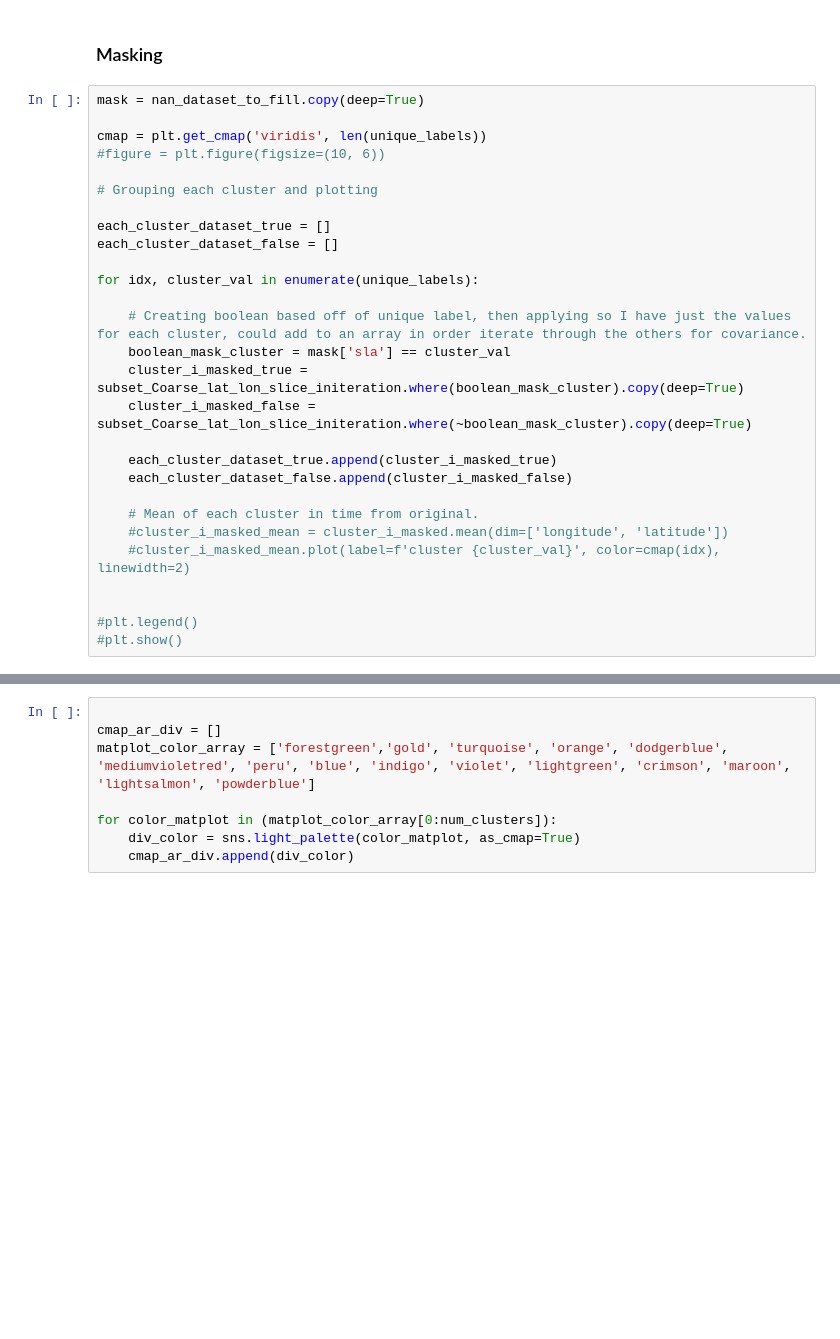
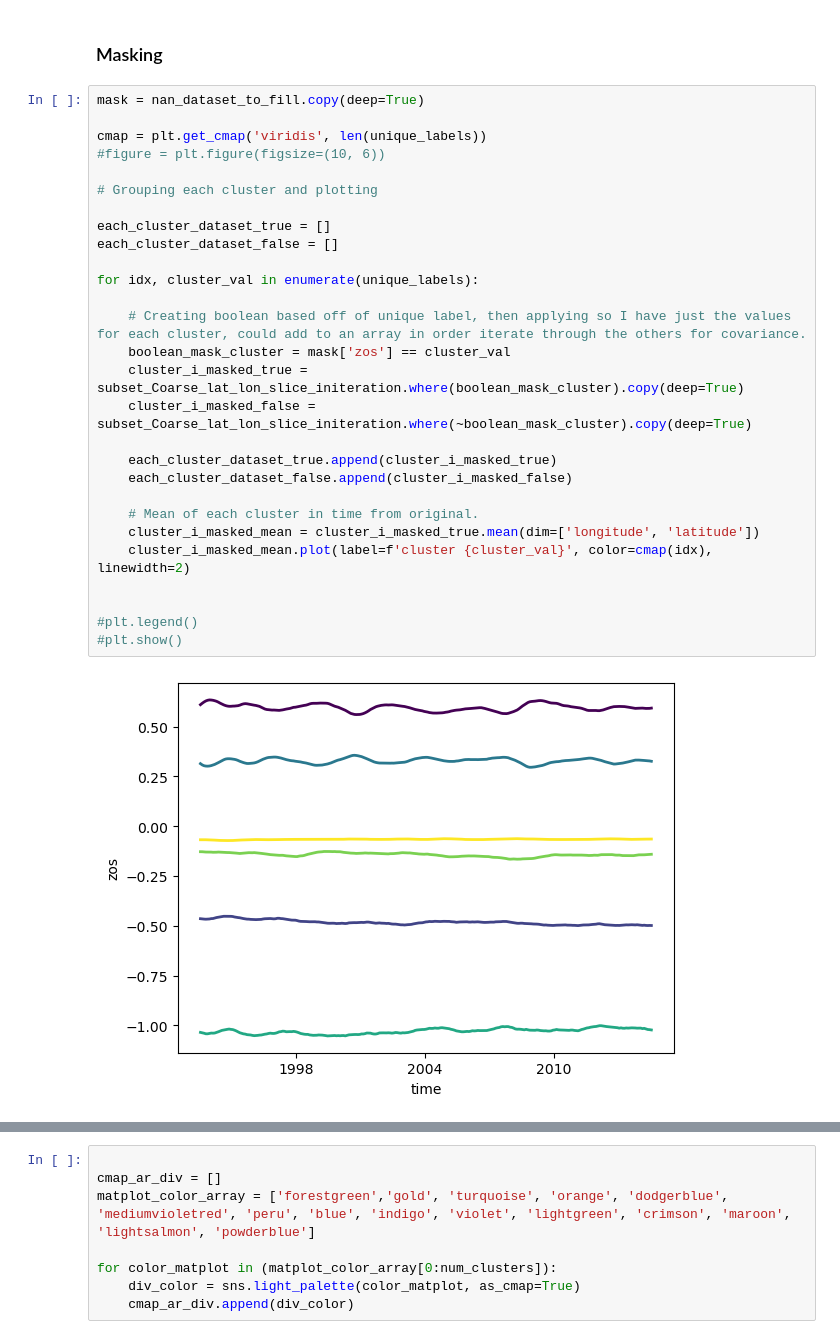
Before and after one commit to jetesdal/sea_level_covariability, a Jupyter notebook: notebooks/AHCA_clustering_func_model.ipynb, the cells around one changed output, grey strips where cells are left out. Saved outputs shown, nothing was run; the diff lists cells and outputs as text; blank space fills up the shorter version.

```diff
--- a/notebooks/AHCA_clustering_func_model.ipynb
+++ b/notebooks/AHCA_clustering_func_model.ipynb
@@ -231,31 +230,33 @@ Text(0.5, 1.0, 'Dendrogram CM4Hist average trunc (yr_1993_2015_spatialcoarse_20_
 # %%
 mask = nan_dataset_to_fill.copy(deep=True)
 
 cmap = plt.get_cmap('viridis', len(unique_labels))
 #figure = plt.figure(figsize=(10, 6))
 
 # Grouping each cluster and plotting
 
 each_cluster_dataset_true = []
 each_cluster_dataset_false = []
 
 for idx, cluster_val in enumerate(unique_labels):
 
     # Creating boolean based off of unique label, then applying so I have just the values for each cluster, could add to an array in order iterate through the others for covariance.
-    boolean_mask_cluster = mask['sla'] == cluster_val
+    boolean_mask_cluster = mask['zos'] == cluster_val
     cluster_i_masked_true = subset_Coarse_lat_lon_slice_initeration.where(boolean_mask_cluster).copy(deep=True)
     cluster_i_masked_false = subset_Coarse_lat_lon_slice_initeration.where(~boolean_mask_cluster).copy(deep=True)
 
     each_cluster_dataset_true.append(cluster_i_masked_true)
     each_cluster_dataset_false.append(cluster_i_masked_false)
 
     # Mean of each cluster in time from original.
-    #cluster_i_masked_mean = cluster_i_masked.mean(dim=['longitude', 'latitude'])
-    #cluster_i_masked_mean.plot(label=f'cluster {cluster_val}', color=cmap(idx), linewidth=2)
+    cluster_i_masked_mean = cluster_i_masked_true.mean(dim=['longitude', 'latitude'])
+    cluster_i_masked_mean.plot(label=f'cluster {cluster_val}', color=cmap(idx), linewidth=2)
 
 
 #plt.legend()
 #plt.show()
+# %% [output]
+[figure, added]
 # %%
 intra_cov_ar = []
 
```
Also changed, not shown: parts of 12 cells of this notebook.
